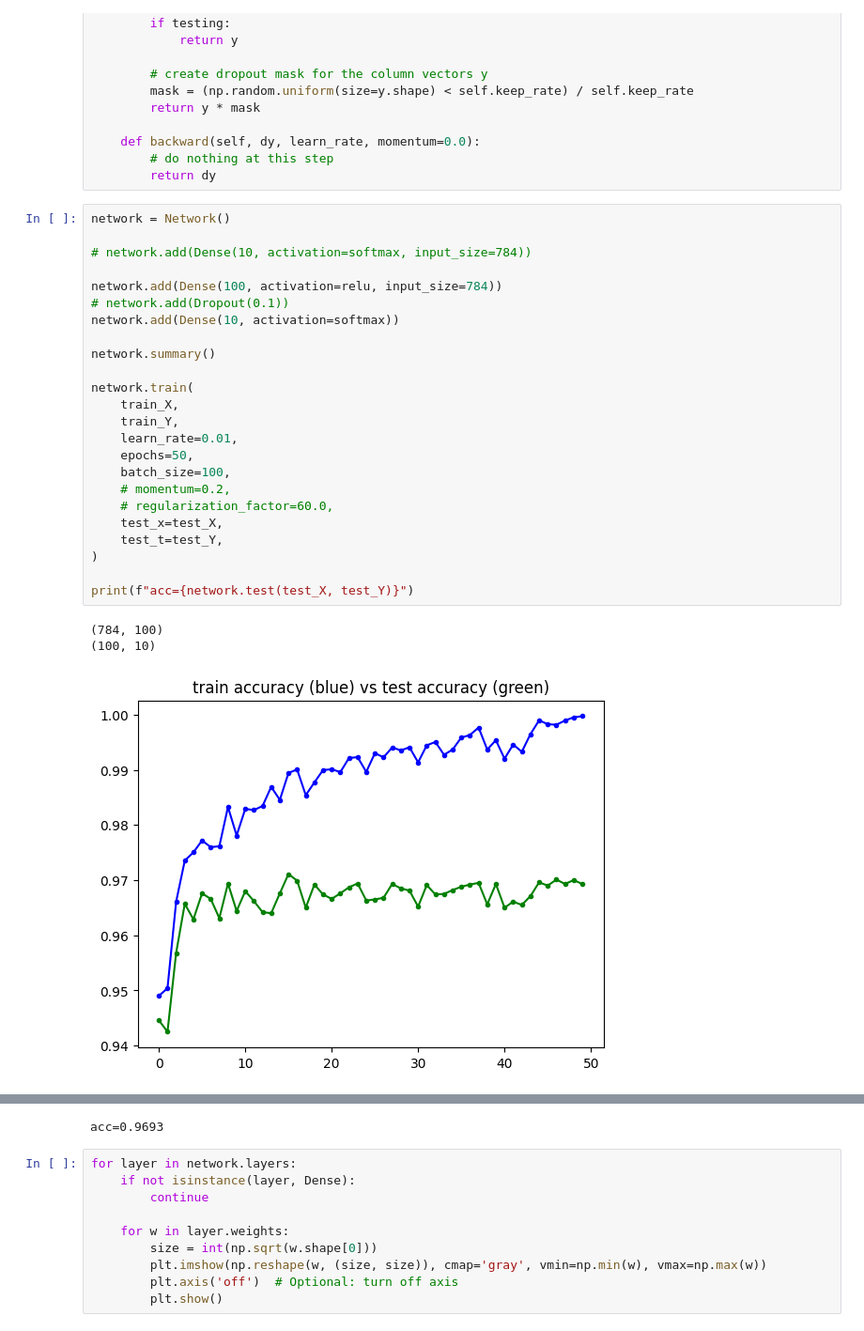
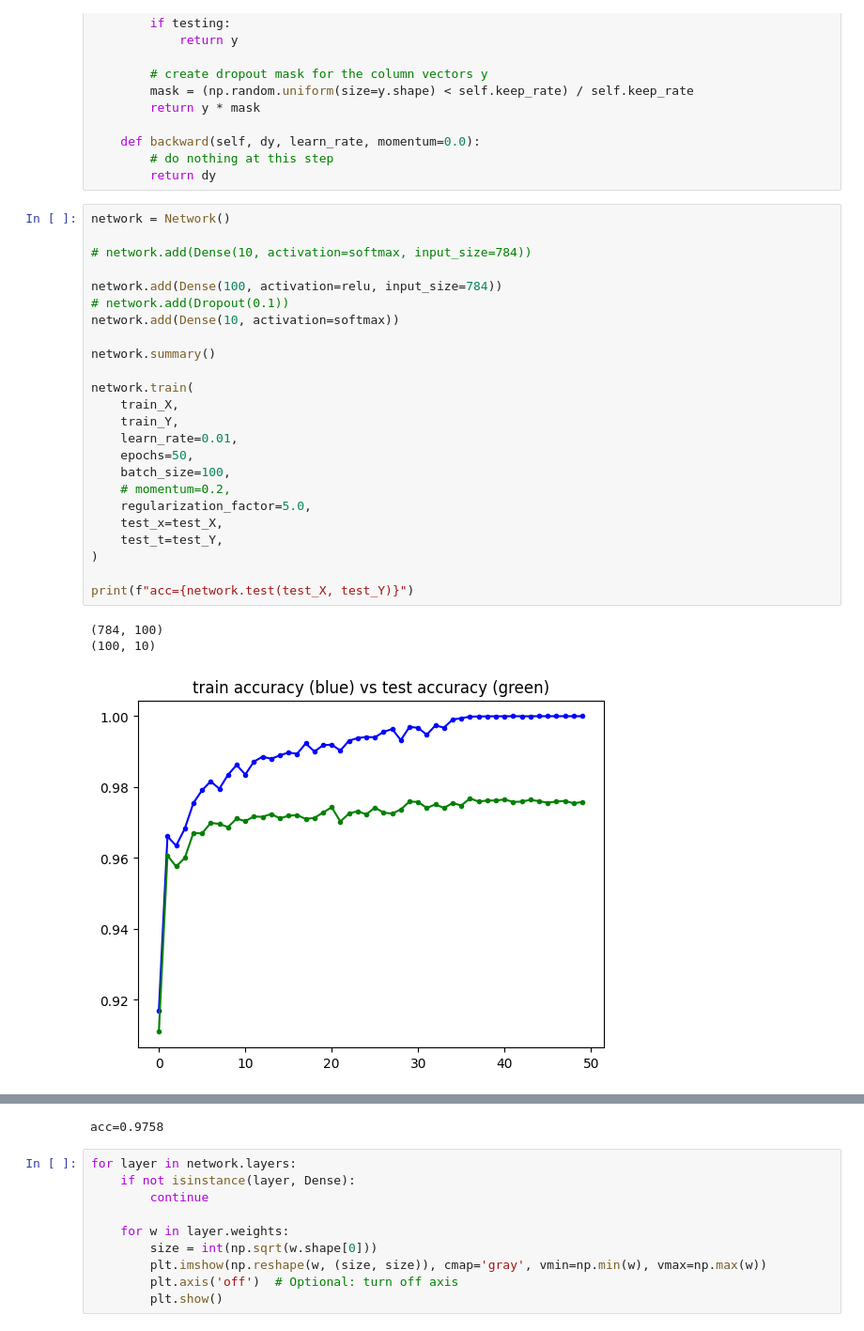
Before and after one commit to YorKnEz/rn-lab, a Jupyter notebook: hw03/main.ipynb, the cells around one changed output, grey strips where cells are left out. Shown at 94% size. Cells and saved outputs as stored; diff of their text form.

```diff
--- a/hw03/main.ipynb
+++ b/hw03/main.ipynb
@@ -274,28 +274,28 @@ class Dropout(Layer):
 # %%
 network = Network()
 
 # network.add(Dense(10, activation=softmax, input_size=784))
 
 network.add(Dense(100, activation=relu, input_size=784))
 # network.add(Dropout(0.1))
 network.add(Dense(10, activation=softmax))
 
 network.summary()
 
 network.train(
     train_X,
     train_Y,
     learn_rate=0.01,
     epochs=50,
     batch_size=100,
     # momentum=0.2,
-    # regularization_factor=60.0,
+    regularization_factor=5.0,
     test_x=test_X,
     test_t=test_Y,
 )
 
 print(f"acc={network.test(test_X, test_Y)}")
 # %% [output]
 (784, 100)
 (100, 10)
-[figure, old version]
+[figure, new version]
@@ -303,4 +303,4 @@ print(f"acc={network.test(test_X, test_Y)}")
-acc=0.9693
+acc=0.9758
 # %%
 for layer in network.layers:
     if not isinstance(layer, Dense):
```
Also changed, not shown: parts of 2 cells of this notebook, 4 other files.
